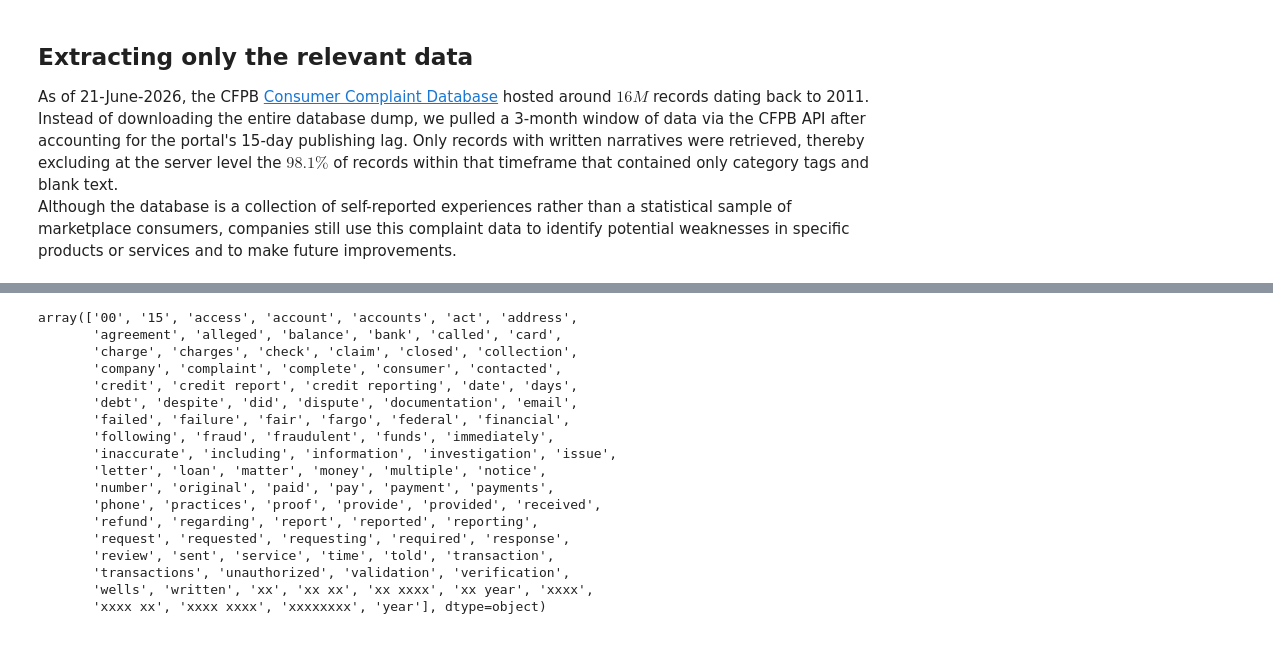
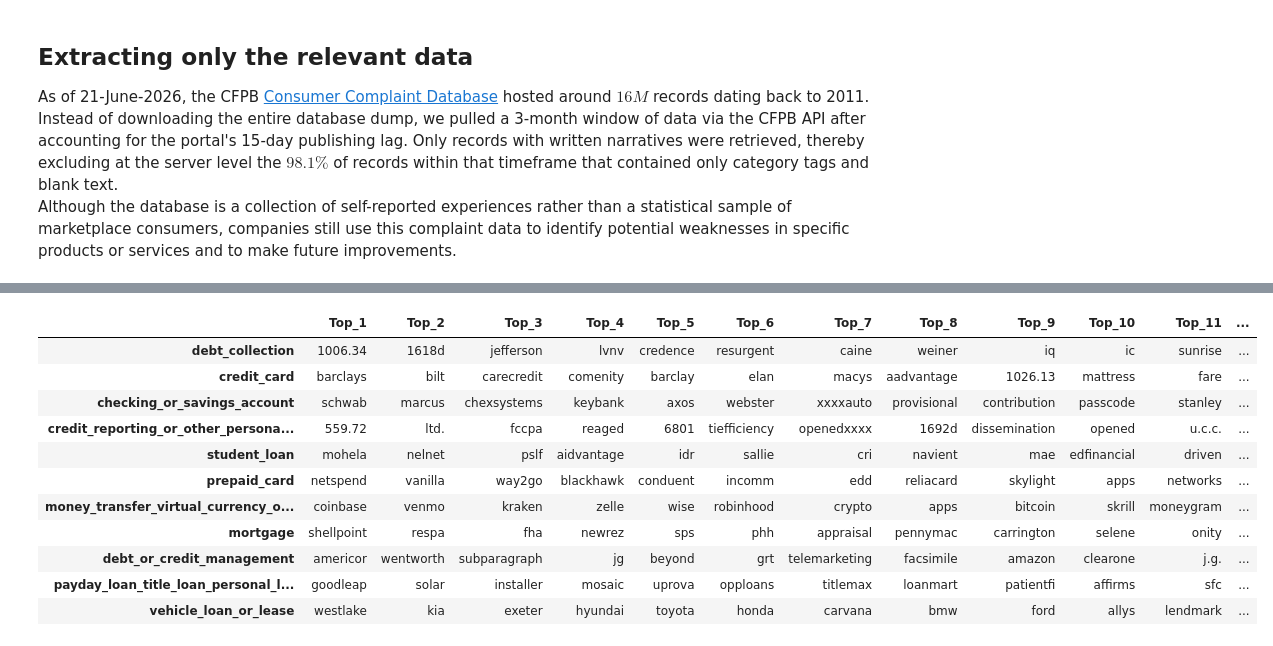
Before and after one commit to idnantimar/CFPB-Customer_Complaint_Analysis-beyond-classifiers, a Jupyter notebook: Customer Complaint Analysis.ipynb, the cells around one changed output, grey strips where cells are left out. Cells and saved outputs as stored; diff of their text form; code cells hidden in the pictures.

```diff
--- a/Customer Complaint Analysis.ipynb
+++ b/Customer Complaint Analysis.ipynb
@@ -107,21 +86,19 @@ Narrative_TfIdf = vectorizer.fit_transform(Data_Narrative["Narrative"])
-# %%
-vectorizer.get_feature_names_out()
-# %% [output]
-array(['00', '15', 'access', 'account', 'accounts', 'act', 'address',
-       'agreement', 'alleged', 'balance', 'bank', 'called', 'card',
-       'charge', 'charges', 'check', 'claim', 'closed', 'collection',
-       'company', 'complaint', 'complete', 'consumer', 'contacted',
-       'credit', 'credit report', 'credit reporting', 'date', 'days',
-       'debt', 'despite', 'did', 'dispute', 'documentation', 'email',
-       'failed', 'failure', 'fair', 'fargo', 'federal', 'financial',
-       'following', 'fraud', 'fraudulent', 'funds', 'immediately',
-       'inaccurate', 'including', 'information', 'investigation', 'issue',
-       'letter', 'loan', 'matter', 'money', 'multiple', 'notice',
-       'number', 'original', 'paid', 'pay', 'payment', 'payments',
-       'phone', 'practices', 'proof', 'provide', 'provided', 'received',
-       'refund', 'regarding', 'report', 'reported', 'reporting',
-       'request', 'requested', 'requesting', 'required', 'response',
-       'review', 'sent', 'service', 'time', 'told', 'transaction',
-       'transactions', 'unauthorized', 'validation', 'verification',
-       'wells', 'written', 'xx', 'xx xx', 'xx xxxx', 'xx year', 'xxxx',
-       'xxxx xx', 'xxxx xxxx', 'xxxxxxxx', 'year'], dtype=object)
+# %%
+from my_scripts import ClassKeywordExtractor
+
+cTfIdf = ClassKeywordExtractor.TopK_cTFIDF(ngram_range=(1,1),stop_words=MASK_Names,exclude_pos=ClassKeywordExtractor.POS_ALL-{'NOUN','PROPN','NUM'})
+Top_Keywords_1 = cTfIdf.fit_transform(Data_Narrative["Narrative"],Data_Narrative["Product"])
+Top_Keywords_1
+# %% [output]
+|  | Top_1 | Top_2 | Top_3 | Top_4 | Top_5 | Top_6 | Top_7 | Top_8 | Top_9 | Top_10 | Top_11 | ... |
+| debt_collection | 1006.34 | 1618d | jefferson | lvnv | credence | resurgent | caine | weiner | iq | ic | sunrise | ... |
+| credit_card | barclays | bilt | carecredit | comenity | barclay | elan | macys | aadvantage | 1026.13 | mattress | fare | ... |
+| checking_or_savings_account | schwab | marcus | chexsystems | keybank | axos | webster | xxxxauto | provisional | contribution | passcode | stanley | ... |
+| credit_reporting_or_other_persona... | 559.72 | ltd. | fccpa | reaged | 6801 | tiefficiency | openedxxxx | 1692d | dissemination | opened | u.c.c. | ... |
+| student_loan | mohela | nelnet | pslf | aidvantage | idr | sallie | cri | navient | mae | edfinancial | driven | ... |
+| prepaid_card | netspend | vanilla | way2go | blackhawk | conduent | incomm | edd | reliacard | skylight | apps | networks | ... |
+| money_transfer_virtual_currency_o... | coinbase | venmo | kraken | zelle | wise | robinhood | crypto | apps | bitcoin | skrill | moneygram | ... |
+| mortgage | shellpoint | respa | fha | newrez | sps | phh | appraisal | pennymac | carrington | selene | onity | ... |
+| debt_or_credit_management | americor | wentworth | subparagraph | jg | beyond | grt | telemarketing | facsimile | amazon | clearone | j.g. | ... |
+| payday_loan_title_loan_personal_l... | goodleap | solar | installer | mosaic | uprova | opploans | titlemax | loanmart | patientfi | affirms | sfc | ... |
+| vehicle_loan_or_lease | westlake | kia | exeter | hyundai | toyota | honda | carvana | bmw | ford | allys | lendmark | ... |
```
Also changed, not shown: parts of 12 cells of this notebook.
